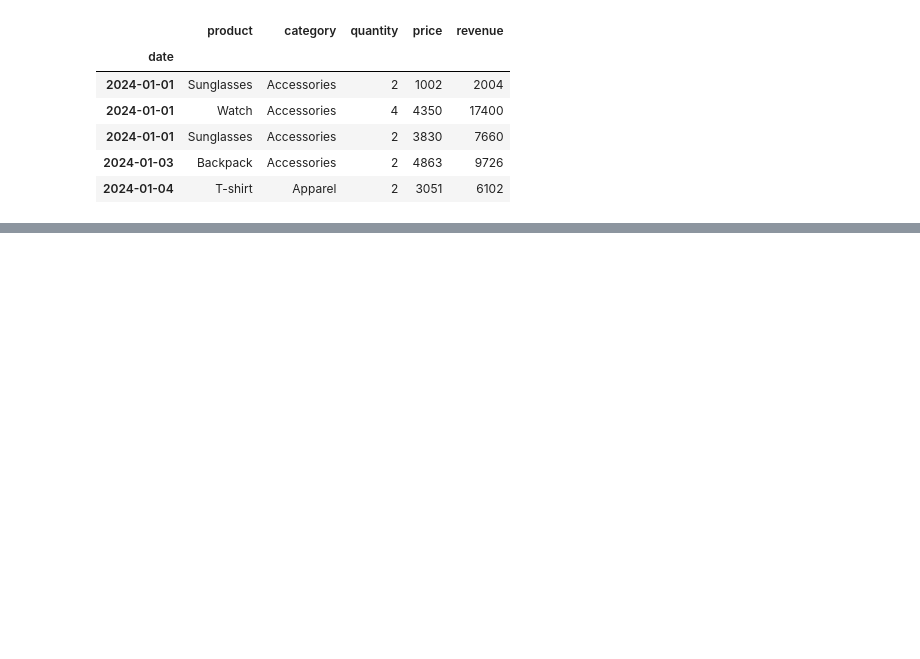
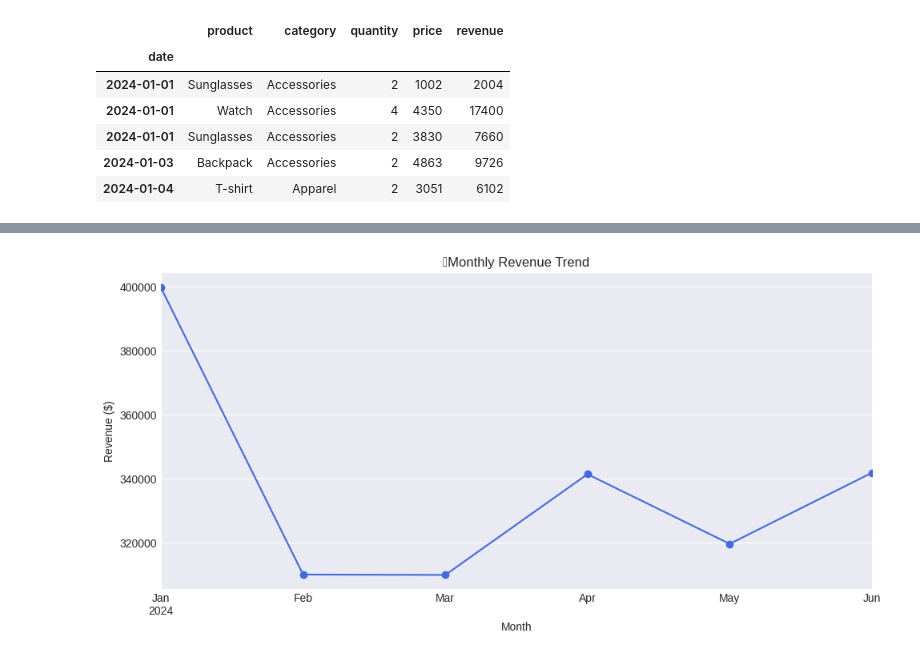
Before and after one commit to srujan-jagadeesh/sales-dashboard-project, a Jupyter notebook: Sales_Dashboard_Project.ipynb, the cells around one changed output, grey strips where cells are left out. Saved outputs shown, nothing was run; the diff lists cells and outputs as text; code cells hidden in the pictures; blank space fills up the shorter version.

Commit message:
Add Milestone 7 Sales Dashboard notebook

```diff
--- a/Sales_Dashboard_Project.ipynb
+++ b/Sales_Dashboard_Project.ipynb
@@ -2,7 +2,7 @@
 Milestone 7: Sales Dashboard Project
 # %%
 import pandas as pd
-df = pd.read_csv('/sales_data.csv')
+df = pd.read_csv('../sales_data.csv')
 #data table check
 df.head()
 # %% [output]
@@ -50,3 +50,6 @@ df.head()
 | 2024-01-01 | Sunglasses | Accessories | 2 | 3830 | 7660 |
 | 2024-01-03 | Backpack | Accessories | 2 | 4863 | 9726 |
 | 2024-01-04 | T-shirt | Apparel | 2 | 3051 | 6102 |
+# %%
+# Group the data by month and sum the revenue
+monthly_revenue = df["revenue"].resample("M").sum()
@@ -52,0 +85,15 @@ df.head()
+# %%
+#visualization of data using matplotlib
+import matplotlib.pyplot as plt
+
+plt.style.use("seaborn-v0_8-darkgrid") # Changed to a valid seaborn style
+plt.figure(figsize=(10,5))
+monthly_revenue.plot(marker='o', color="royalblue")
+plt.title("📈Monthly Revenue Trend")
+plt.xlabel("Month")
+plt.ylabel("Revenue ($)")
+plt.grid(True)
+plt.tight_layout()
+plt.show()
+# %% [output]
+[figure, added]
```
Also changed, not shown: parts of 3 cells of this notebook, 1 other file.
